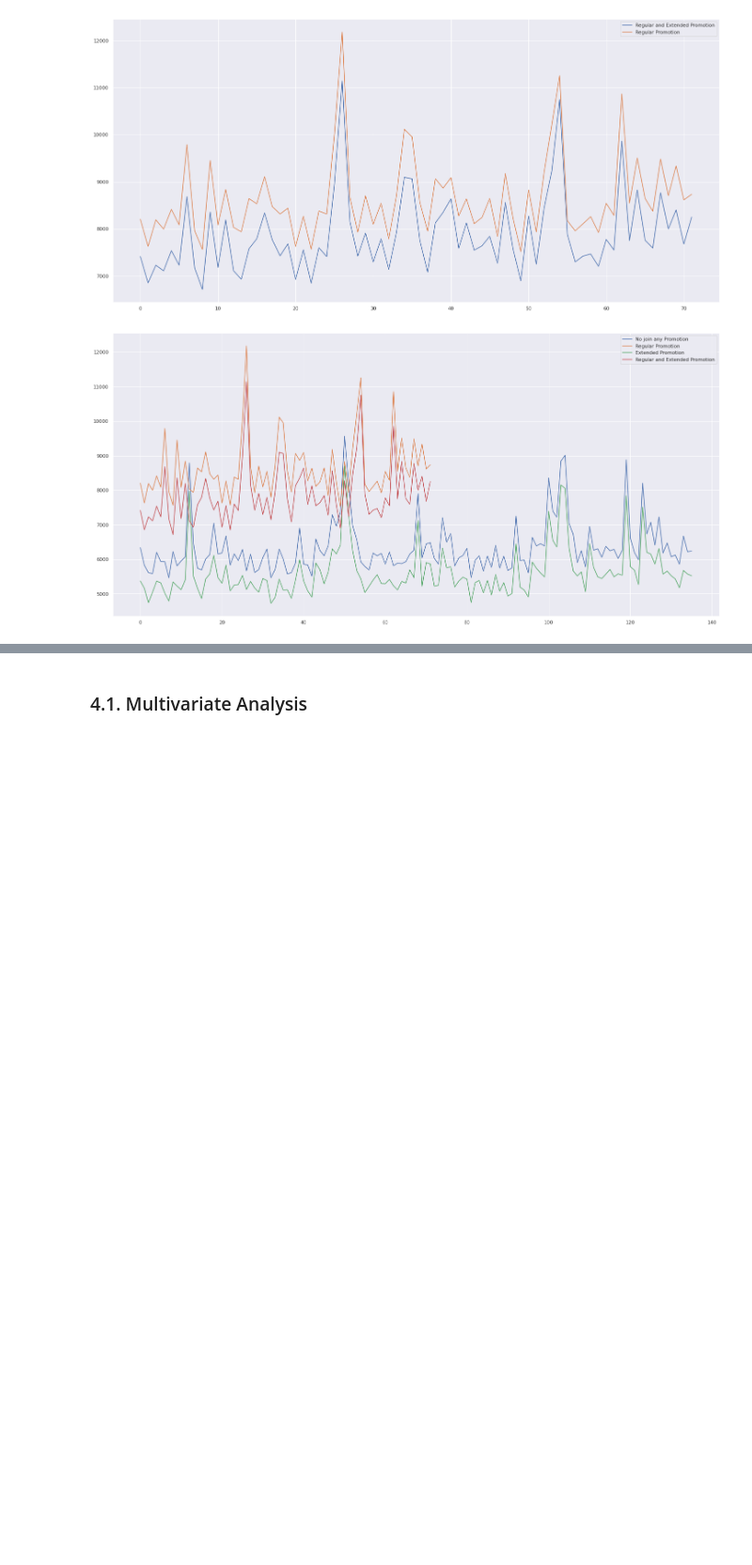
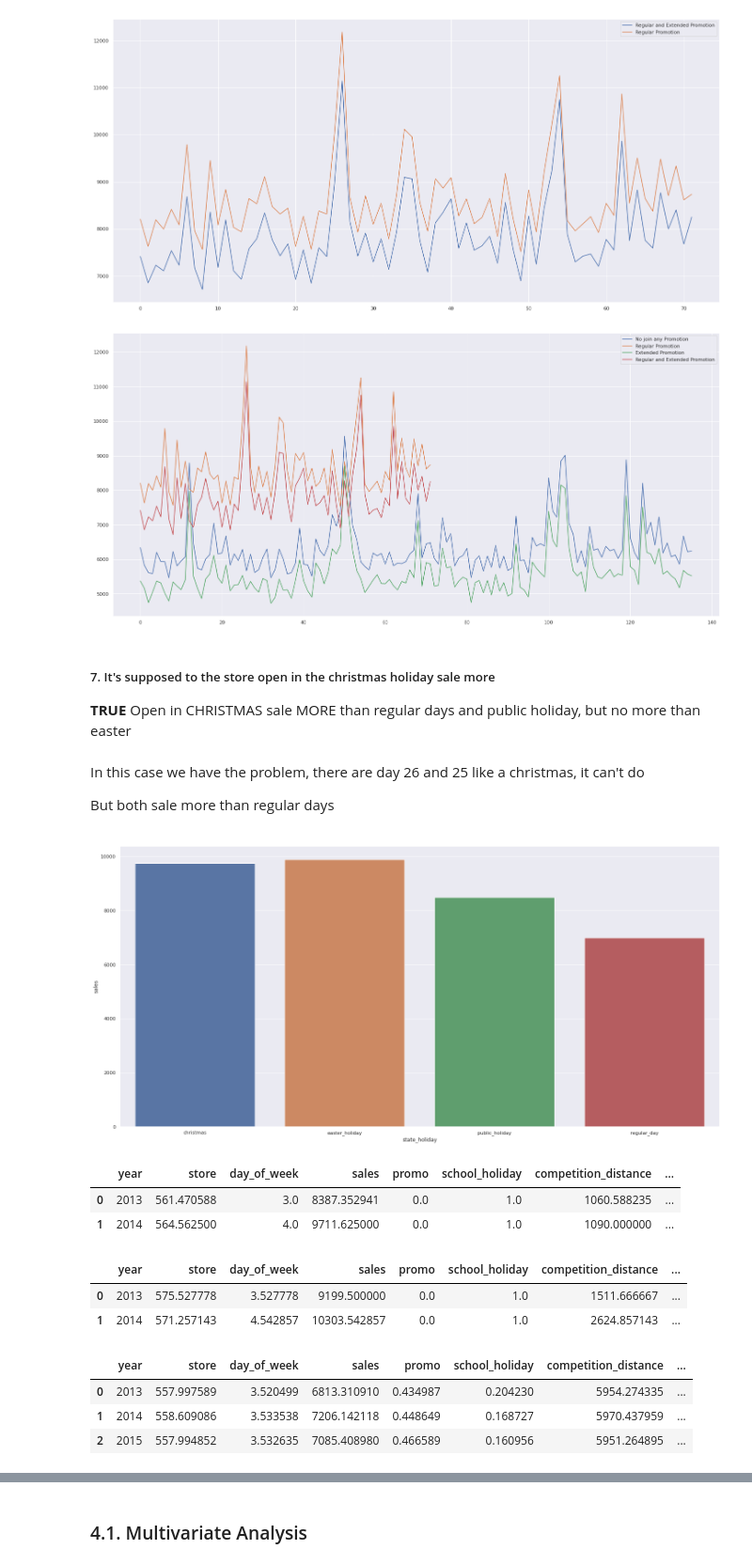
Before and after one commit to diegopmayer/rossman_sales_forecast, a Jupyter notebook: exploratory_data_analysis.ipynb, the cells around one changed output, grey strips where cells are left out. Shown at 94% size. Cells and saved outputs as stored; diff of their text form; code cells hidden in the pictures; blank space fills up the shorter version.

```diff
--- a/exploratory_data_analysis.ipynb
+++ b/exploratory_data_analysis.ipynb
@@ -998,3 +998,37 @@ regular_extended_promo.plot(ax=ax);
 plt.legend(labels=['No join any Promotion', 'Regular Promotion', 'Extended Promotion', 'Regular and Extended Promotion']);
 # %% [output]
 [figure]
+# %% [markdown]
+#####  7. It's supposed to the store open in the christmas holiday sale more
+**TRUE** Open in CHRISTMAS sale MORE than regular days and public holiday, but no more than easter
+# %% [markdown]
+<p>In this case we have the problem, there are day 26 and 25 like a christmas, it can't do</p>
+<p>But both sale more than regular days</p>
+<p></p>
+# %%
+holiday_sales = df4[['state_holiday', 'sales']].groupby('state_holiday', sort=True).mean().reset_index()
+sns.barplot(x='state_holiday', y='sales', data=holiday_sales);
+# %% [output]
+[figure, added]
+# %%
+day25 = df4[(df4['date'].dt.day == 25) & (df4['date'].dt.month == 12)].groupby('year').mean().reset_index()
+day25
+# %% [output]
+|  | year | store | day_of_week | sales | promo | school_holiday | competition_distance | ... |
+| 0 | 2013 | 561.470588 | 3.0 | 8387.352941 | 0.0 | 1.0 | 1060.588235 | ... |
+| 1 | 2014 | 564.562500 | 4.0 | 9711.625000 | 0.0 | 1.0 | 1090.000000 | ... |
+# %%
+christmas = df4[df4['state_holiday'] == 'christmas'].groupby('year').mean().reset_index()
+christmas
+# %% [output]
+|  | year | store | day_of_week | sales | promo | school_holiday | competition_distance | ... |
+| 0 | 2013 | 575.527778 | 3.527778 | 9199.500000 | 0.0 | 1.0 | 1511.666667 | ... |
+| 1 | 2014 | 571.257143 | 4.542857 | 10303.542857 | 0.0 | 1.0 | 2624.857143 | ... |
+# %%
+regular_day = df4[df4['state_holiday'] == 'regular_day'].groupby('year').mean().reset_index()
+regular_day
+# %% [output]
+|  | year | store | day_of_week | sales | promo | school_holiday | competition_distance | ... |
+| 0 | 2013 | 557.997589 | 3.520499 | 6813.310910 | 0.434987 | 0.204230 | 5954.274335 | ... |
+| 1 | 2014 | 558.609086 | 3.533538 | 7206.142118 | 0.448649 | 0.168727 | 5970.437959 | ... |
+| 2 | 2015 | 557.994852 | 3.532635 | 7085.408980 | 0.466589 | 0.160956 | 5951.264895 | ... |
```
Also changed, not shown: parts of 6 cells of this notebook.
